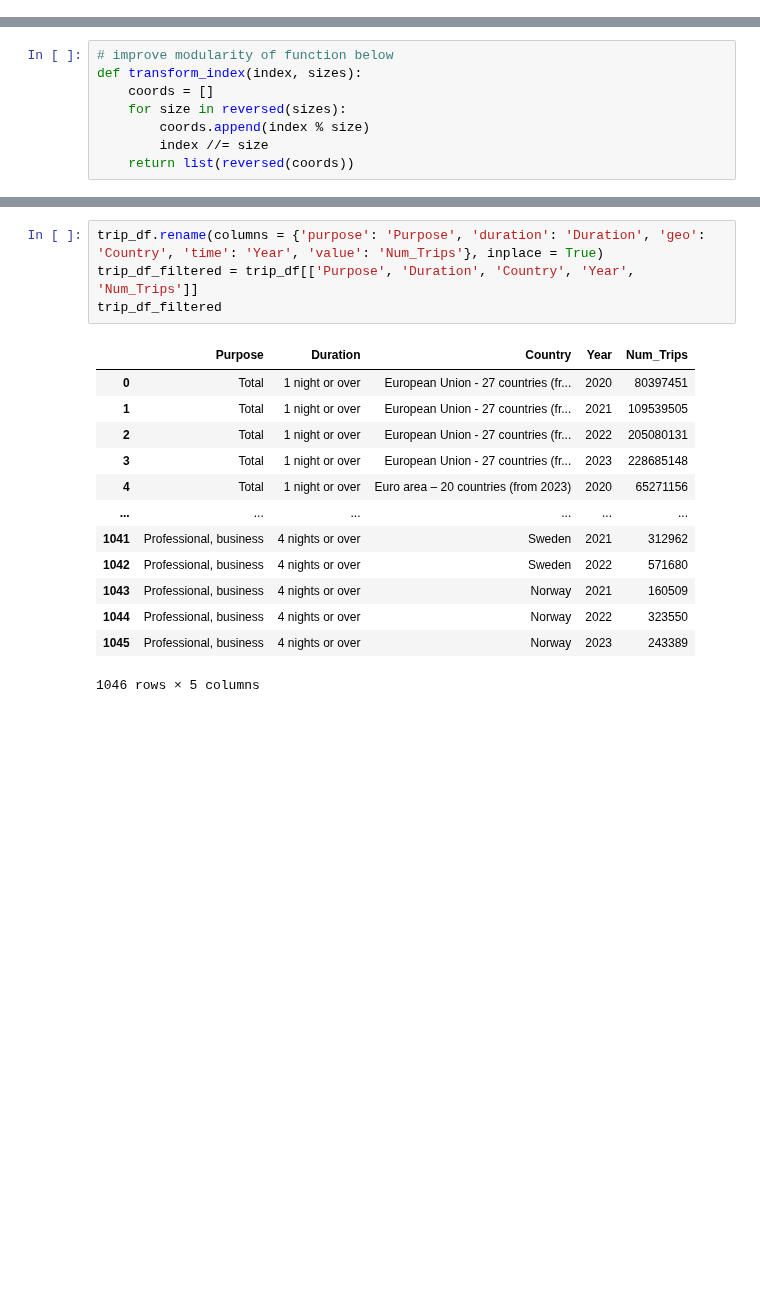
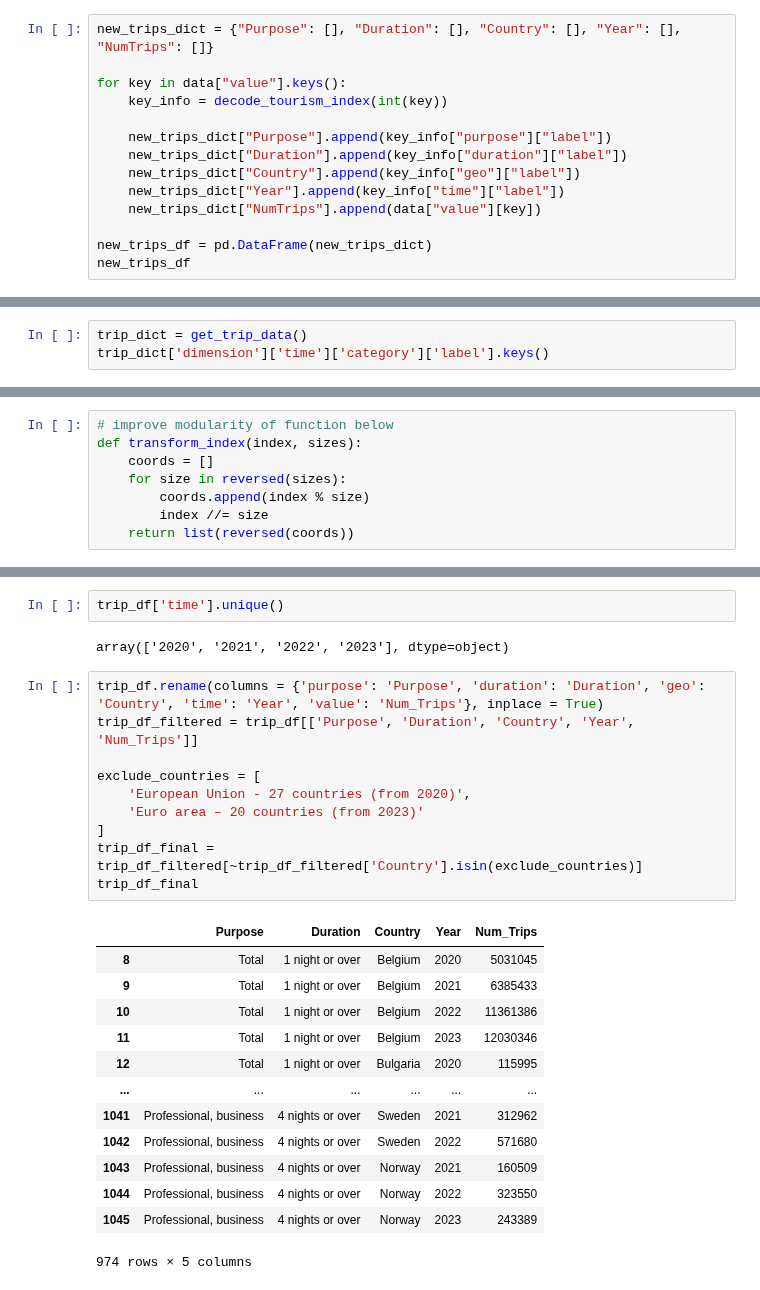
Before and after one commit to swbehan/RoadQualityWork, a Jupyter notebook: datasets/preprocessed-datasets/trips_duration.ipynb, the cells around one changed output, grey strips where cells are left out. Saved outputs shown, nothing was run; the diff lists cells and outputs as text; blank space fills up the shorter version.

```diff
--- a/datasets/preprocessed-datasets/trips_duration.ipynb
+++ b/datasets/preprocessed-datasets/trips_duration.ipynb
@@ -34,0 +92,14 @@ data
+# %%
+new_trips_dict = {"Purpose": [], "Duration": [], "Country": [], "Year": [], "NumTrips": []}
+
+for key in data["value"].keys():
+    key_info = decode_tourism_index(int(key))
+
+    new_trips_dict["Purpose"].append(key_info["purpose"]["label"])
+    new_trips_dict["Duration"].append(key_info["duration"]["label"])
+    new_trips_dict["Country"].append(key_info["geo"]["label"])
+    new_trips_dict["Year"].append(key_info["time"]["label"])
+    new_trips_dict["NumTrips"].append(data["value"][key])
+
+new_trips_df = pd.DataFrame(new_trips_dict)
+new_trips_df
@@ -34,0 +120,3 @@ data
+# %%
+trip_dict = get_trip_data()
+trip_dict['dimension']['time']['category']['label'].keys()
@@ -93,18 +186,28 @@ trip_df
+# %%
+trip_df['time'].unique()
+# %% [output]
+array(['2020', '2021', '2022', '2023'], dtype=object)
 # %%
 trip_df.rename(columns = {'purpose': 'Purpose', 'duration': 'Duration', 'geo': 'Country', 'time': 'Year', 'value': 'Num_Trips'}, inplace = True)
 trip_df_filtered = trip_df[['Purpose', 'Duration', 'Country', 'Year', 'Num_Trips']]
-trip_df_filtered
+
+exclude_countries = [
+    'European Union - 27 countries (from 2020)',
+    'Euro area – 20 countries (from 2023)'
+]
+trip_df_final = trip_df_filtered[~trip_df_filtered['Country'].isin(exclude_countries)]
+trip_df_final
 # %% [output]
 |  | Purpose | Duration | Country | Year | Num_Trips |
-| 0 | Total | 1 night or over | European Union - 27 countries (fr... | 2020 | 80397451 |
-| 1 | Total | 1 night or over | European Union - 27 countries (fr... | 2021 | 109539505 |
-| 2 | Total | 1 night or over | European Union - 27 countries (fr... | 2022 | 205080131 |
-| 3 | Total | 1 night or over | European Union - 27 countries (fr... | 2023 | 228685148 |
-| 4 | Total | 1 night or over | Euro area – 20 countries (from 2023) | 2020 | 65271156 |
+| 8 | Total | 1 night or over | Belgium | 2020 | 5031045 |
+| 9 | Total | 1 night or over | Belgium | 2021 | 6385433 |
+| 10 | Total | 1 night or over | Belgium | 2022 | 11361386 |
+| 11 | Total | 1 night or over | Belgium | 2023 | 12030346 |
+| 12 | Total | 1 night or over | Bulgaria | 2020 | 115995 |
 | ... | ... | ... | ... | ... | ... |
 | 1041 | Professional, business | 4 nights or over | Sweden | 2021 | 312962 |
 | 1042 | Professional, business | 4 nights or over | Sweden | 2022 | 571680 |
 | 1043 | Professional, business | 4 nights or over | Norway | 2021 | 160509 |
 | 1044 | Professional, business | 4 nights or over | Norway | 2022 | 323550 |
 | 1045 | Professional, business | 4 nights or over | Norway | 2023 | 243389 |
-1046 rows × 5 columns
+974 rows × 5 columns
```
Also changed, not shown: parts of 7 cells of this notebook, 1 other file.
